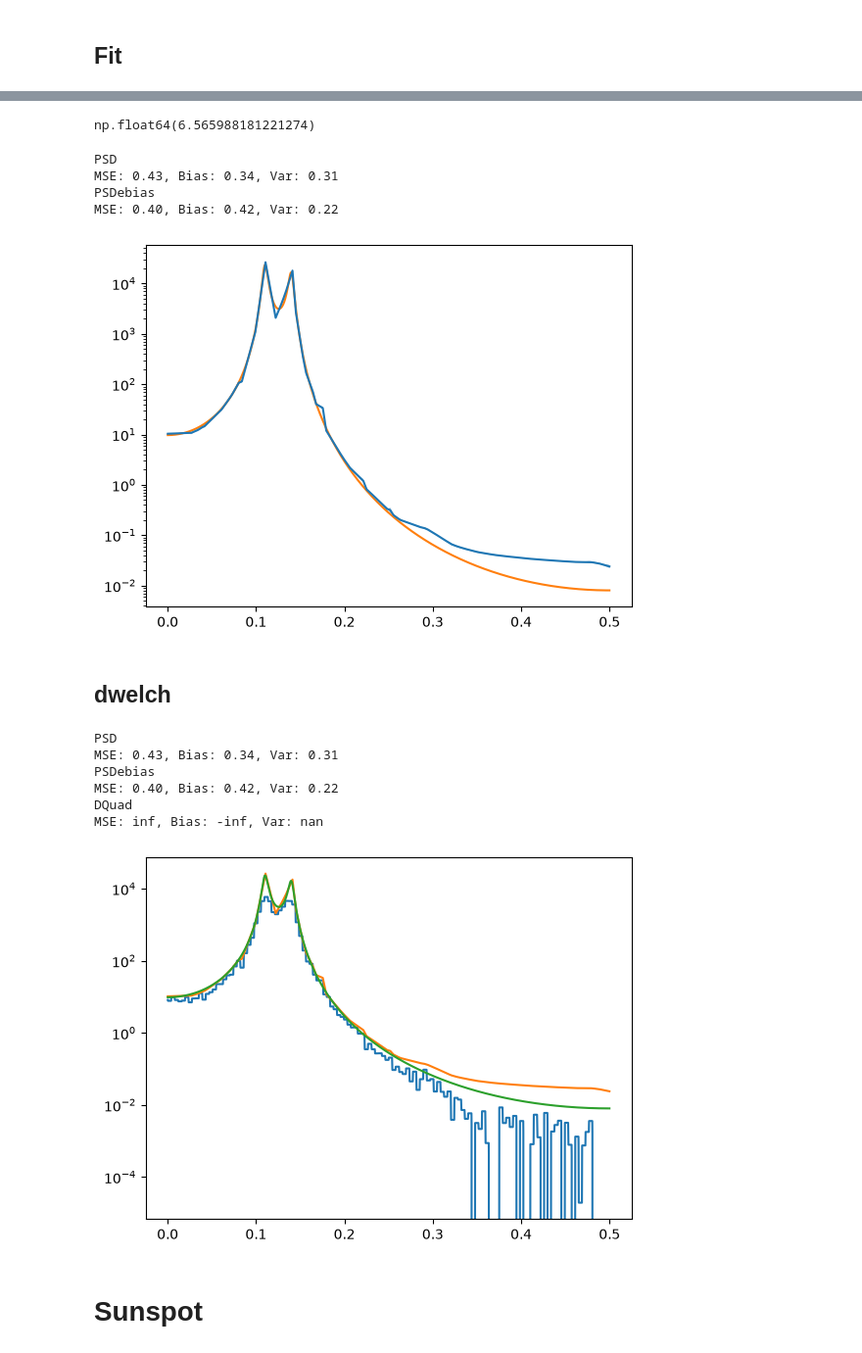
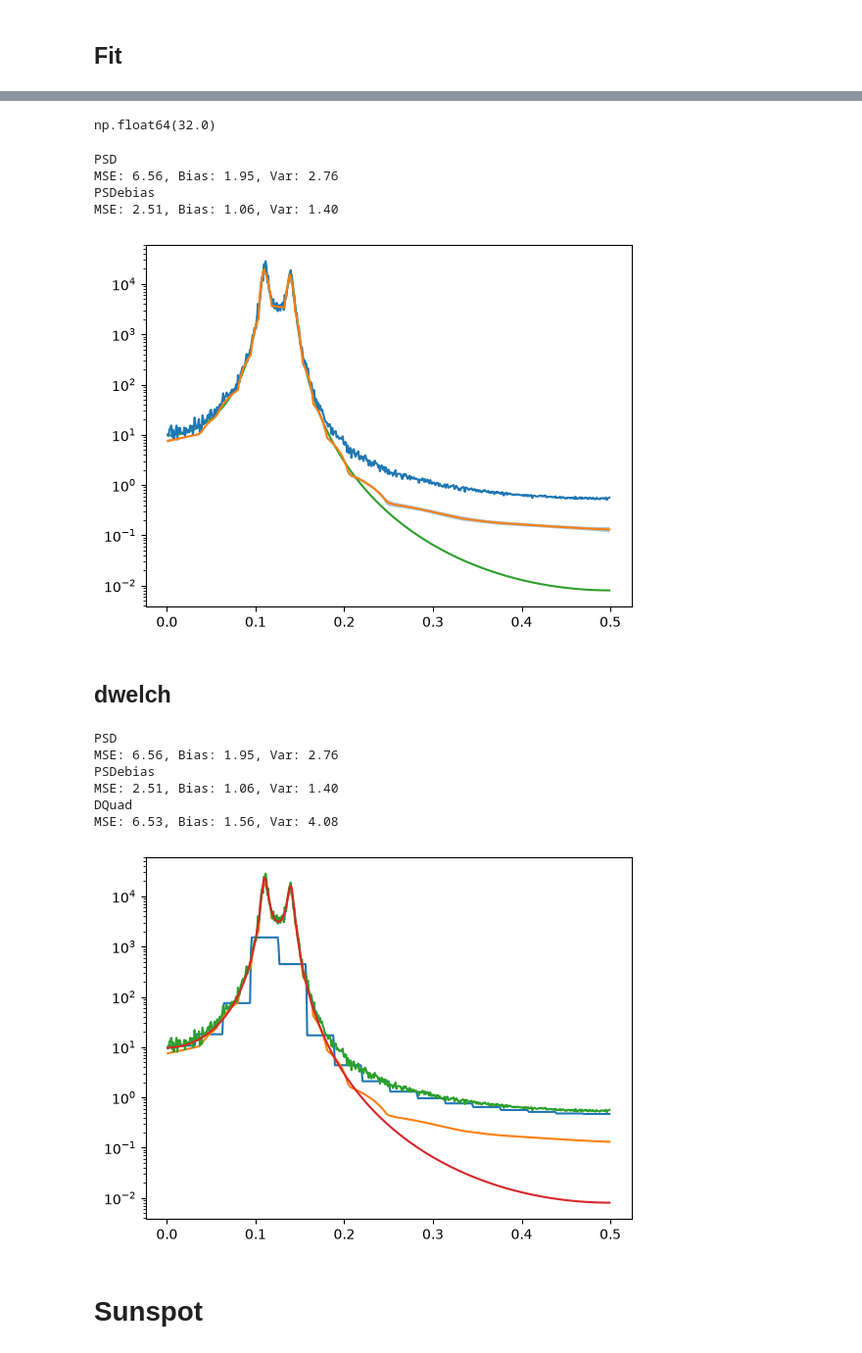
Before and after one commit to marcus-dyson/PSDebias, a Jupyter notebook: notebooks/demo.ipynb, the cells around one changed output, grey strips where cells are left out. Shown at 98% size. Saved outputs shown, nothing was run; the diff lists cells and outputs as text; code cells hidden in the pictures.

```diff
--- a/notebooks/demo.ipynb
+++ b/notebooks/demo.ipynb
@@ -15,14 +15,14 @@ def print_mse_bias_var(est, truth):
 # --- simulate the paper's AR(4) process -------------------------------------
 ar_poly = np.array([1.0, -2.7607, 3.8106, -2.6535, 0.9238])  # [1, -phi...]
 
-n = 2**13
-x = sample_ar(1, n, ar_poly, rng=np.random.default_rng(10))[0]
+n = 2**15
+x = sample_ar(1, n, ar_poly, rng=np.random.default_rng(0))[0]
 
 # --- any quadratic estimator; note the third output: the bias kernel --------
-# L = 1024
-# M = n//L
-# est = welch(x,segment_length=L, n_segments =M, step=L)
-est = lag_window(x,window="blackman",lag=n//4)
+L = 1024
+M = n//L
+est = welch(x,segment_length=L, n_segments =M, step=L,taper=np.ones(L))
+# est = lag_window(x,window="bartlett",lag=n//15)
 print(est.dof)
 # est = multitaper(x,nw=4)
 true_spectrum = ar_spectrum(est.freqs,ar_poly, sd=1.0)
@@ -42,11 +42,11 @@ knot_spacing = int(np.ceil(len(est.freqs))/number_of_knots)
 # --- the full PSDebias workflow in one call ---------------------------------
 fit = fit_psd(
     est, # Estimate in SpectralEstimate class
-    n_time=n,   # the estimator's window, for the diagnostic/debias
-    mode="smooth",                  # sign diagnostic picks "debias" or "smooth"
+    n_time=L,   # the estimator's window, for the diagnostic/debias
+    mode="debias",                  # sign diagnostic picks "debias" or "smooth"
     knot_spacing=knot_spacing,               # one candidate knot per 4 frequency bins
     rng=np.random.default_rng(),
-    n_iterations=20_000, warmup=10_000,
+    n_iterations=50_000, warmup=20_000,
 )
 # %%
 fit.mean          # posterior-mean PSD (always linear scale)
@@ -59,9 +59,9 @@ smooth
 # %%
 est.dof
 # %% [output]
-np.float64(6.565988181221274)
+np.float64(32.0)
 # %%
-# plt.semilogy(est.freqs, est.psd)
+plt.semilogy(est.freqs, est.psd)
 plt.semilogy(est.freqs, fit.mean)
 plt.fill_between(est.freqs, fit.mean - fit.std, fit.mean + fit.std,alpha=0.4)
 plt.semilogy(est.freqs, true_spectrum,zorder=1)
@@ -71,37 +71,37 @@ print("PSDebias")
 print_mse_bias_var(fit.mean, true_spectrum)
 # %% [output]
 PSD
-MSE: 0.43, Bias: 0.34, Var: 0.31
+MSE: 6.56, Bias: 1.95, Var: 2.76
 PSDebias
-MSE: 0.40, Bias: 0.42, Var: 0.22
+MSE: 2.51, Bias: 1.06, Var: 1.40
-[figure, old version]
+[figure, new version]
 # %% [markdown]
 ## dwelch
 # %%
 from psdebias import dwelch_b0
 gamma = np.zeros(len(est.freqs), dtype=np.int8)
 gamma[::32] = 1                                   # a uniform mesh
-_, debiased = dwelch_b0(est.psd, est.freqs, gamma=gamma, kernel=est.kernel, n_time=n)
+_, debiased = dwelch_b0(est.psd, est.freqs, gamma=gamma, kernel=est.kernel, n_time=L)
 # %%
 plt.semilogy(est.freqs, debiased)
 plt.semilogy(est.freqs,fit.mean)
-# plt.semilogy(est.freqs, est.psd)
+plt.semilogy(est.freqs, est.psd)
 plt.semilogy(est.freqs,true_spectrum)
 
 print("PSD")
 print_mse_bias_var(est.psd, true_spectrum)
 print("PSDebias")
 print_mse_bias_var(fit.mean, true_spectrum)
 print("DQuad")
 print_mse_bias_var(debiased, true_spectrum)
 # %% [output]
 PSD
-MSE: 0.43, Bias: 0.34, Var: 0.31
+MSE: 6.56, Bias: 1.95, Var: 2.76
 PSDebias
-MSE: 0.40, Bias: 0.42, Var: 0.22
+MSE: 2.51, Bias: 1.06, Var: 1.40
 DQuad
-MSE: inf, Bias: -inf, Var: nan
+MSE: 6.53, Bias: 1.56, Var: 4.08
-[figure, old version]
+[figure, new version]
 # %% [markdown]
 # Sunspot
 # %%
```
Also changed, not shown: parts of 3 cells of this notebook, 16 other files.
